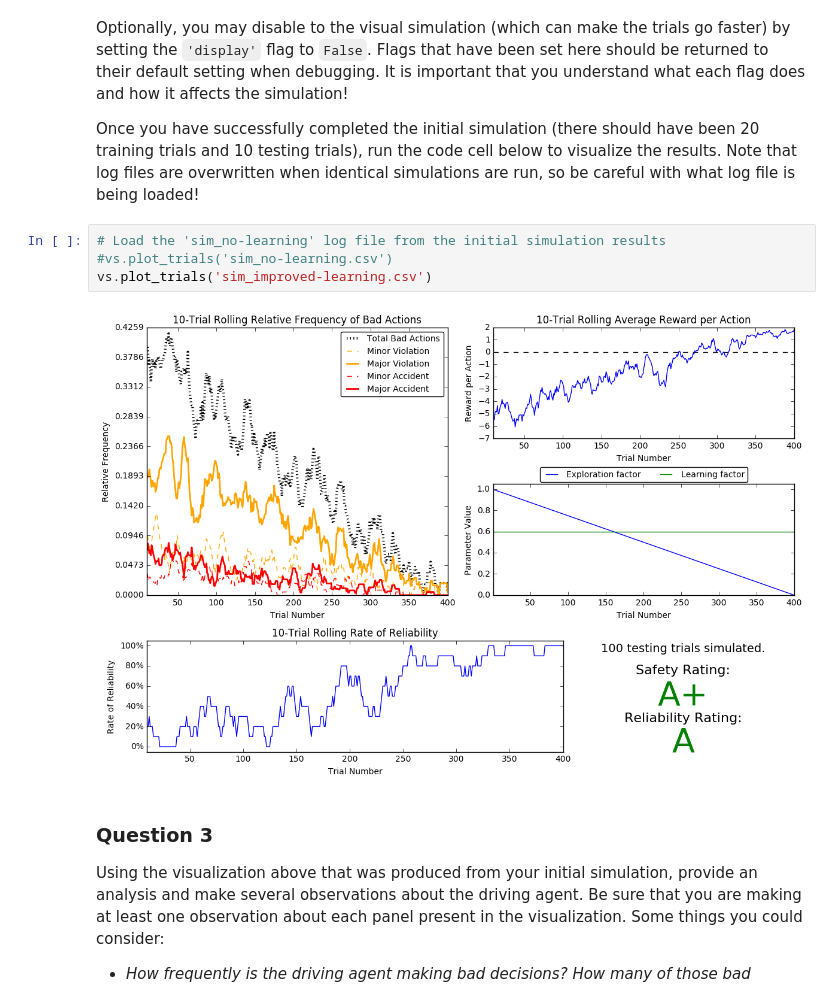
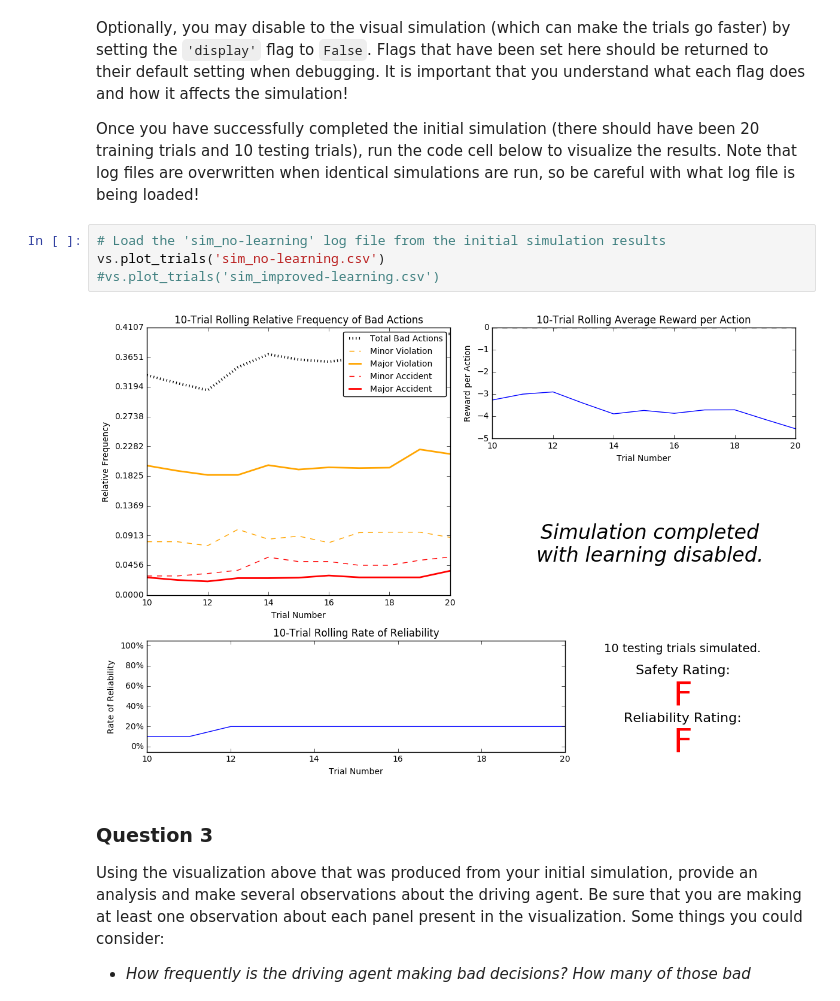
Before and after one commit to deepakrohilla13/machine-learning-excercise, a Jupyter notebook: smartcab/smartcab.ipynb, the cells around one changed output. Drawn from its saved outputs; the diff is of its cells as text.

```diff
--- a/smartcab/smartcab.ipynb
+++ b/smartcab/smartcab.ipynb
@@ -111,10 +111,10 @@ Optionally, you may disable to the visual simulation (which can make the trials
 Once you have successfully completed the initial simulation (there should have been 20 training trials and 10 testing trials), run the code cell below to visualize the results. Note that log files are overwritten when identical simulations are run, so be careful with what log file is being loaded!
 # %%
 # Load the 'sim_no-learning' log file from the initial simulation results
-#vs.plot_trials('sim_no-learning.csv')
-vs.plot_trials('sim_improved-learning.csv')
+vs.plot_trials('sim_no-learning.csv')
+#vs.plot_trials('sim_improved-learning.csv')
 # %% [output]
-[figure, old version]
+[figure, new version]
 # %% [markdown]
 ### Question 3
 Using the visualization above that was produced from your initial simulation, provide an analysis and make several observations about the driving agent. Be sure that you are making at least one observation about each panel present in the visualization. Some things you could consider:
```
